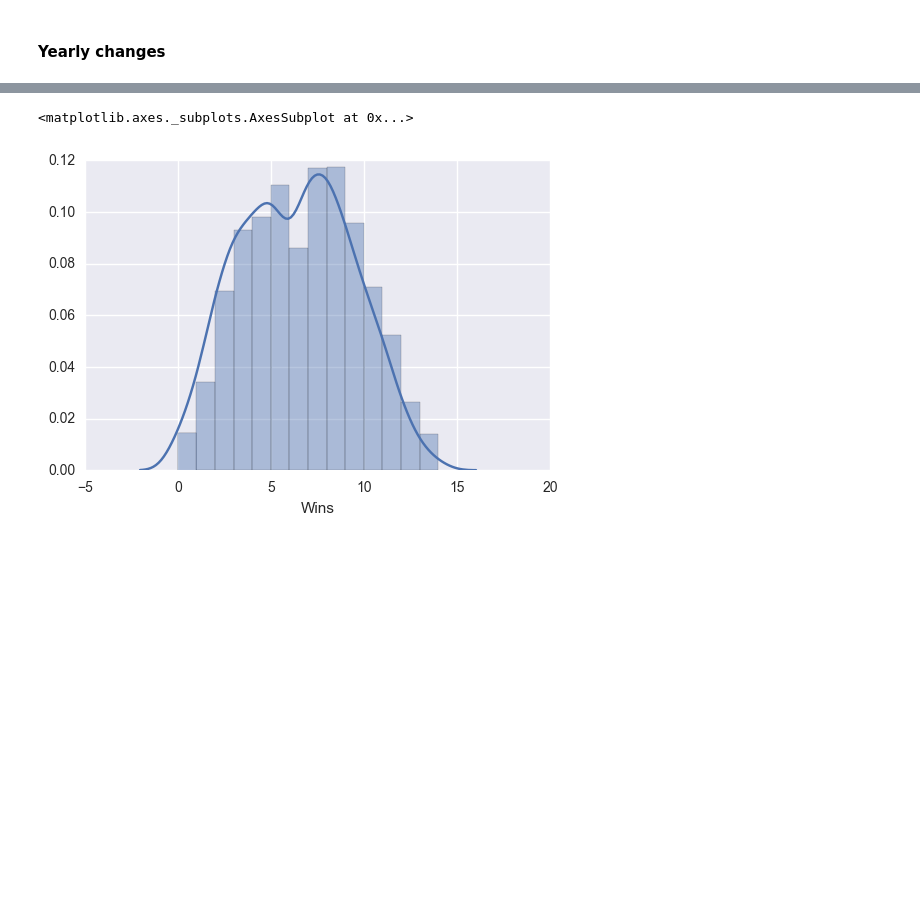
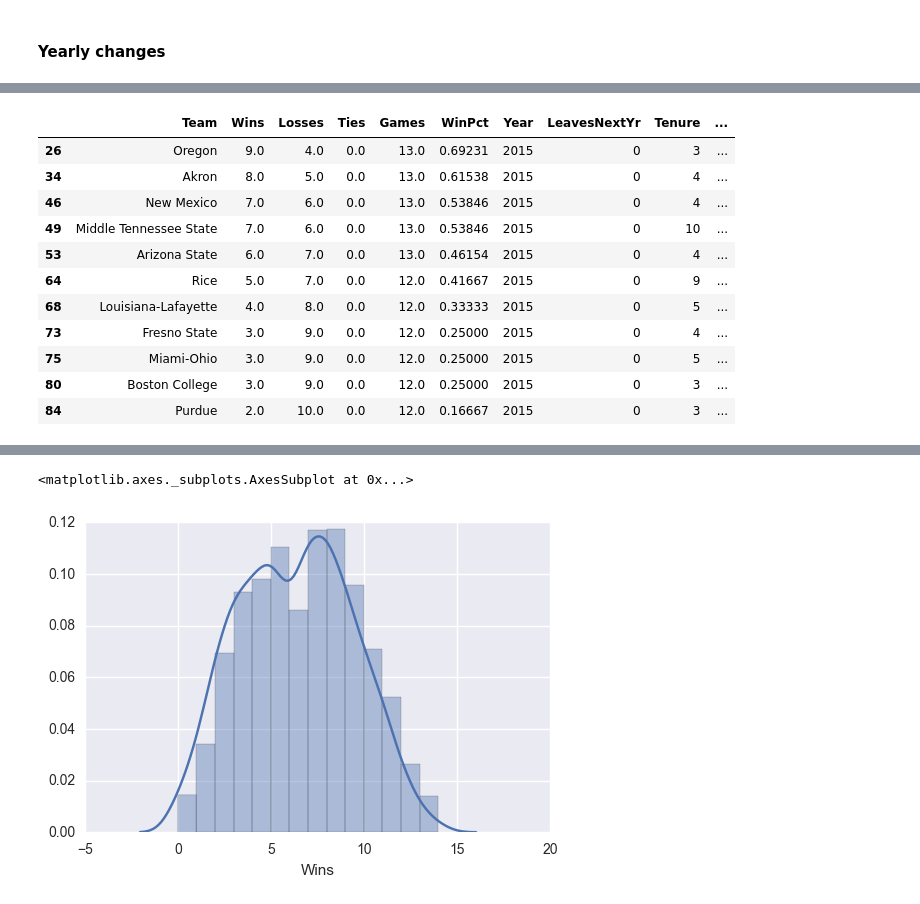
Before and after one commit to bighomeyg/ncaa_hot_seat_2016, a Jupyter notebook: hot_seat_coaches_2016.ipynb, the cells around one changed output, grey strips where cells are left out. Drawn from its saved outputs; the diff is of its cells as text; code cells hidden in the pictures; blank space fills up the shorter version.

```diff
--- a/hot_seat_coaches_2016.ipynb
+++ b/hot_seat_coaches_2016.ipynb
@@ -240,0 +256,15 @@ plt.show()
+# %%
+bu[bu['pFired'] > 0.65]
+# %% [output]
+|  | Team | Wins | Losses | Ties | Games | WinPct | Year | LeavesNextYr | Tenure | ... |
+| 26 | Oregon | 9.0 | 4.0 | 0.0 | 13.0 | 0.69231 | 2015 | 0 | 3 | ... |
+| 34 | Akron | 8.0 | 5.0 | 0.0 | 13.0 | 0.61538 | 2015 | 0 | 4 | ... |
+| 46 | New Mexico | 7.0 | 6.0 | 0.0 | 13.0 | 0.53846 | 2015 | 0 | 4 | ... |
+| 49 | Middle Tennessee State | 7.0 | 6.0 | 0.0 | 13.0 | 0.53846 | 2015 | 0 | 10 | ... |
+| 53 | Arizona State | 6.0 | 7.0 | 0.0 | 13.0 | 0.46154 | 2015 | 0 | 4 | ... |
+| 64 | Rice | 5.0 | 7.0 | 0.0 | 12.0 | 0.41667 | 2015 | 0 | 9 | ... |
+| 68 | Louisiana-Lafayette | 4.0 | 8.0 | 0.0 | 12.0 | 0.33333 | 2015 | 0 | 5 | ... |
+| 73 | Fresno State | 3.0 | 9.0 | 0.0 | 12.0 | 0.25000 | 2015 | 0 | 4 | ... |
+| 75 | Miami-Ohio | 3.0 | 9.0 | 0.0 | 12.0 | 0.25000 | 2015 | 0 | 5 | ... |
+| 80 | Boston College | 3.0 | 9.0 | 0.0 | 12.0 | 0.25000 | 2015 | 0 | 3 | ... |
+| 84 | Purdue | 2.0 | 10.0 | 0.0 | 12.0 | 0.16667 | 2015 | 0 | 3 | ... |
```
Also changed, not shown: parts of 26 cells of this notebook.
